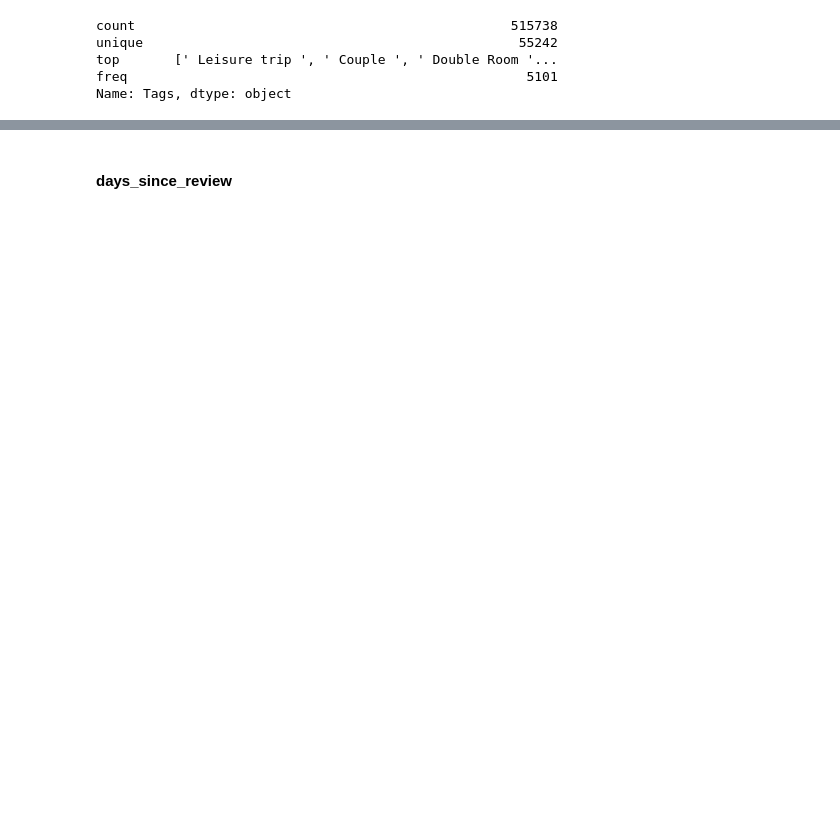
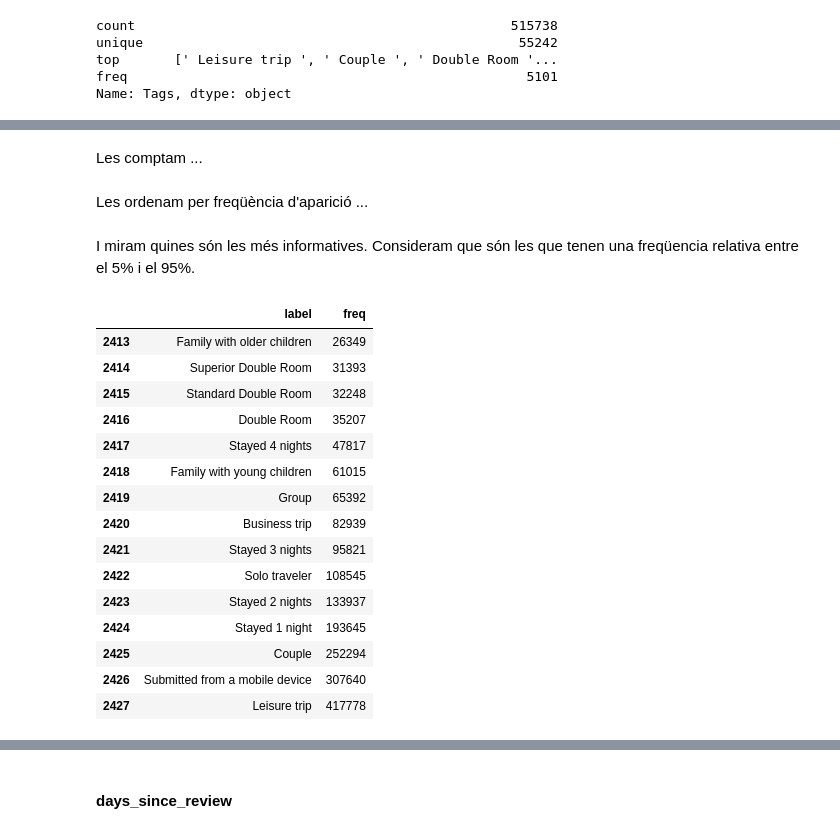
Before and after one commit to llublad/MUSI-AA, a Jupyter notebook: musi-aa-modulo1/W6/practica/hr_features_study.ipynb, the cells around one changed output, grey strips where cells are left out. Cells and saved outputs as stored; diff of their text form; code cells hidden in the pictures; blank space fills up the shorter version.

```diff
--- a/musi-aa-modulo1/W6/practica/hr_features_study.ipynb
+++ b/musi-aa-modulo1/W6/practica/hr_features_study.ipynb
@@ -640,0 +694,39 @@ Name: Tags, dtype: object
+# %% [markdown]
+Les comptam ...
+# %%
+from collections import Counter
+from ast import literal_eval
+
+tag_counts = Counter()
+
+for i in df['Tags']:
+    tag_counts.update(literal_eval(i))
+# %% [markdown]
+Les ordenam per freqüència d'aparició ...
+# %%
+df_labels = pd.DataFrame(sorted(tag_counts.items(), key=lambda t: t[1]),
+                        columns = ['label', 'freq'])
+# %% [markdown]
+I miram quines són les més informatives.
+Consideram que són les que tenen una freqüencia relativa entre el 5% i el 95%.
+# %%
+is_into_ab = lambda x, a, b: (x >= a) & (x < b)
+
+df_labels[is_into_ab(df_labels['freq'] / len(df), 0.05, 0.95)]
+# %% [output]
+|  | label | freq |
+| 2413 | Family with older children | 26349 |
+| 2414 | Superior Double Room | 31393 |
+| 2415 | Standard Double Room | 32248 |
+| 2416 | Double Room | 35207 |
+| 2417 | Stayed 4 nights | 47817 |
+| 2418 | Family with young children | 61015 |
+| 2419 | Group | 65392 |
+| 2420 | Business trip | 82939 |
+| 2421 | Stayed 3 nights | 95821 |
+| 2422 | Solo traveler | 108545 |
+| 2423 | Stayed 2 nights | 133937 |
+| 2424 | Stayed 1 night | 193645 |
+| 2425 | Couple | 252294 |
+| 2426 | Submitted from a mobile device | 307640 |
+| 2427 | Leisure trip | 417778 |
```
Also changed, not shown: parts of 18 cells of this notebook.
